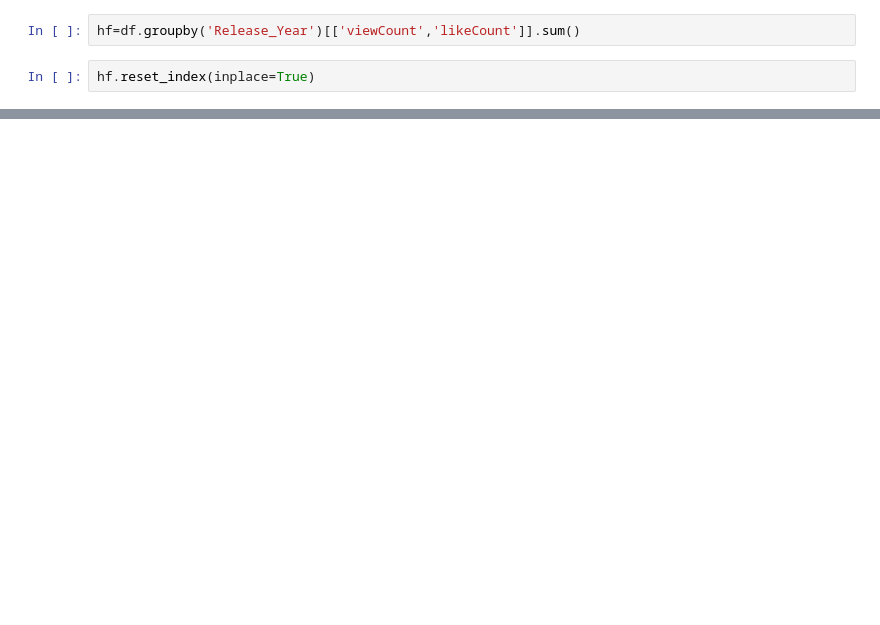
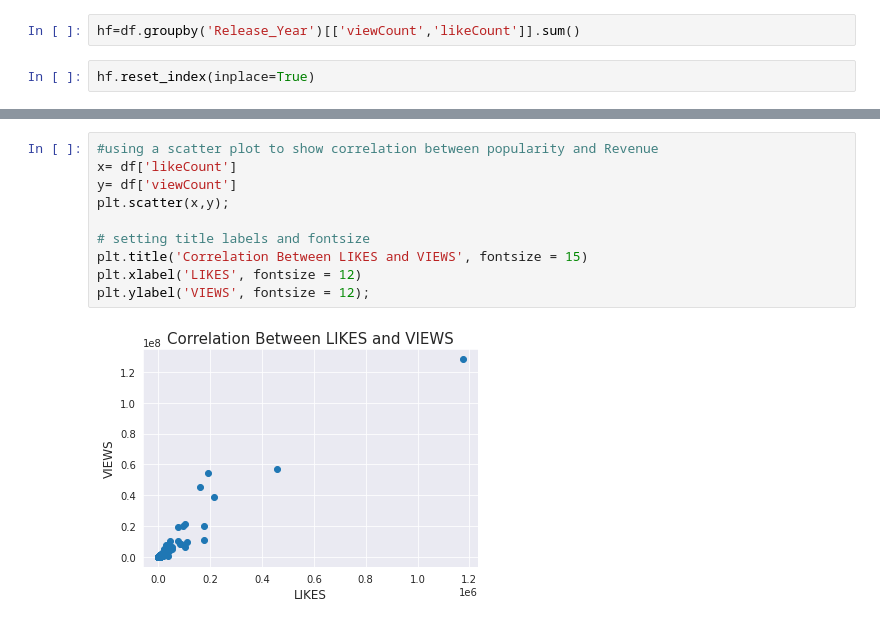
Before and after one commit to Tolubaba/porfolio-projects, a Jupyter notebook: Copy_of_mavins_youtube_api_stats.ipynb, the cells around one changed output, grey strips where cells are left out. Drawn from its saved outputs; the diff is of its cells as text; blank space fills up the shorter version.

```diff
--- a/Copy_of_mavins_youtube_api_stats.ipynb
+++ b/Copy_of_mavins_youtube_api_stats.ipynb
@@ -656,0 +529,12 @@ Text(0.5, 0, 'Releaseyear')
+# %%
+#using a scatter plot to show correlation between popularity and Revenue
+x= df['likeCount']
+y= df['viewCount']
+plt.scatter(x,y);
+
+# setting title labels and fontsize
+plt.title('Correlation Between LIKES and VIEWS', fontsize = 15)
+plt.xlabel('LIKES', fontsize = 12)
+plt.ylabel('VIEWS', fontsize = 12);
+# %% [output]
+[figure, added]
```
Also changed, not shown: parts of 89 cells of this notebook.
